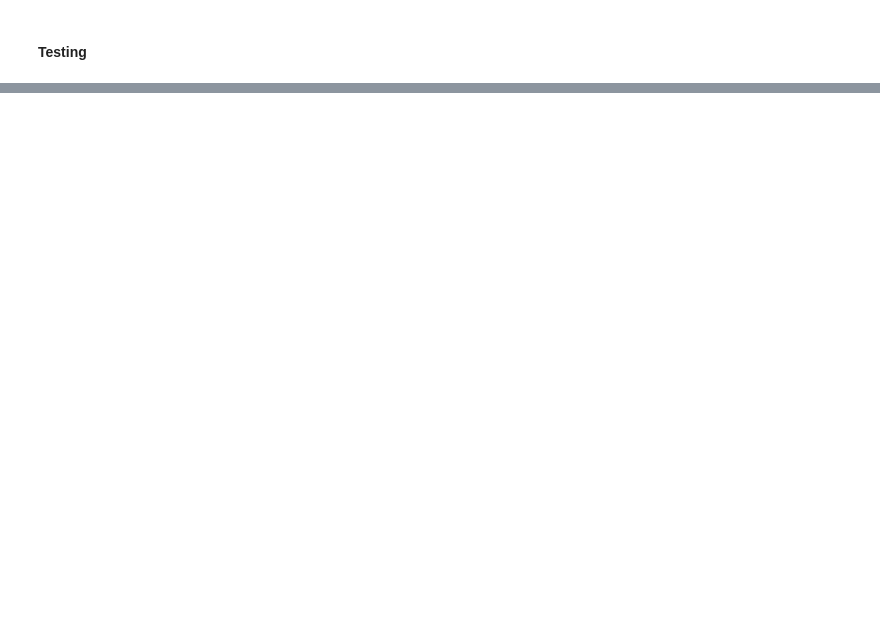
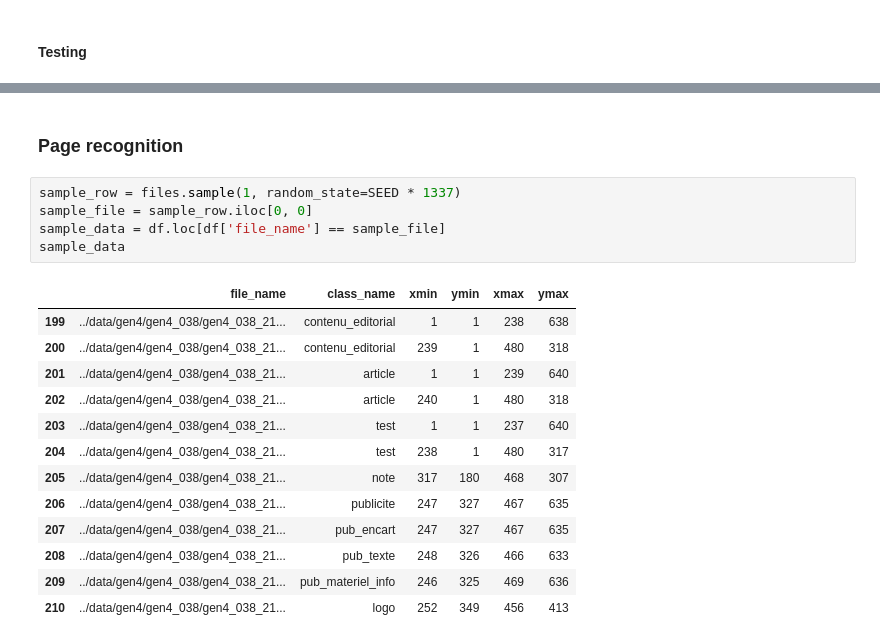
Before and after one commit to Amustache/pubrecon, a Jupyter notebook: project2/notebooks/2c. Working model.ipynb, the cells around one changed output, grey strips where cells are left out. Cells and saved outputs as stored; diff of their text form; blank space fills up the shorter version.

```diff
--- a/project2/notebooks/2c. Working model.ipynb
+++ b/project2/notebooks/2c. Working model.ipynb
@@ -349,0 +530,21 @@ for i in range(30):
+# %% [markdown]
+### Page recognition
+# %%
+sample_row = files.sample(1, random_state=SEED * 1337)
+sample_file = sample_row.iloc[0, 0]
+sample_data = df.loc[df['file_name'] == sample_file]
+sample_data
+# %% [output]
+|  | file_name | class_name | xmin | ymin | xmax | ymax |
+| 199 | ../data/gen4/gen4_038/gen4_038_21... | contenu_editorial | 1 | 1 | 238 | 638 |
+| 200 | ../data/gen4/gen4_038/gen4_038_21... | contenu_editorial | 239 | 1 | 480 | 318 |
+| 201 | ../data/gen4/gen4_038/gen4_038_21... | article | 1 | 1 | 239 | 640 |
+| 202 | ../data/gen4/gen4_038/gen4_038_21... | article | 240 | 1 | 480 | 318 |
+| 203 | ../data/gen4/gen4_038/gen4_038_21... | test | 1 | 1 | 237 | 640 |
+| 204 | ../data/gen4/gen4_038/gen4_038_21... | test | 238 | 1 | 480 | 317 |
+| 205 | ../data/gen4/gen4_038/gen4_038_21... | note | 317 | 180 | 468 | 307 |
+| 206 | ../data/gen4/gen4_038/gen4_038_21... | publicite | 247 | 327 | 467 | 635 |
+| 207 | ../data/gen4/gen4_038/gen4_038_21... | pub_encart | 247 | 327 | 467 | 635 |
+| 208 | ../data/gen4/gen4_038/gen4_038_21... | pub_texte | 248 | 326 | 466 | 633 |
+| 209 | ../data/gen4/gen4_038/gen4_038_21... | pub_materiel_info | 246 | 325 | 469 | 636 |
+| 210 | ../data/gen4/gen4_038/gen4_038_21... | logo | 252 | 349 | 456 | 413 |
```
Also changed, not shown: parts of 22 cells of this notebook.
